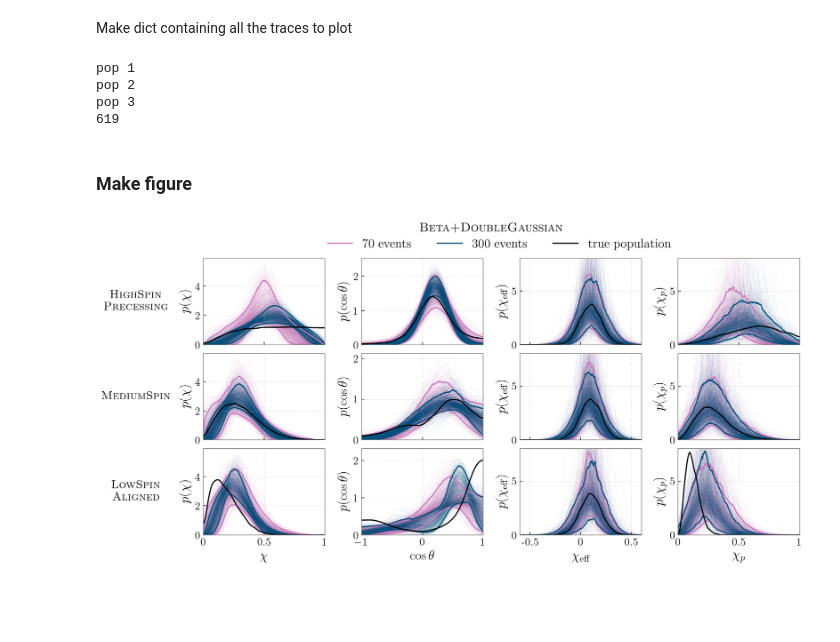
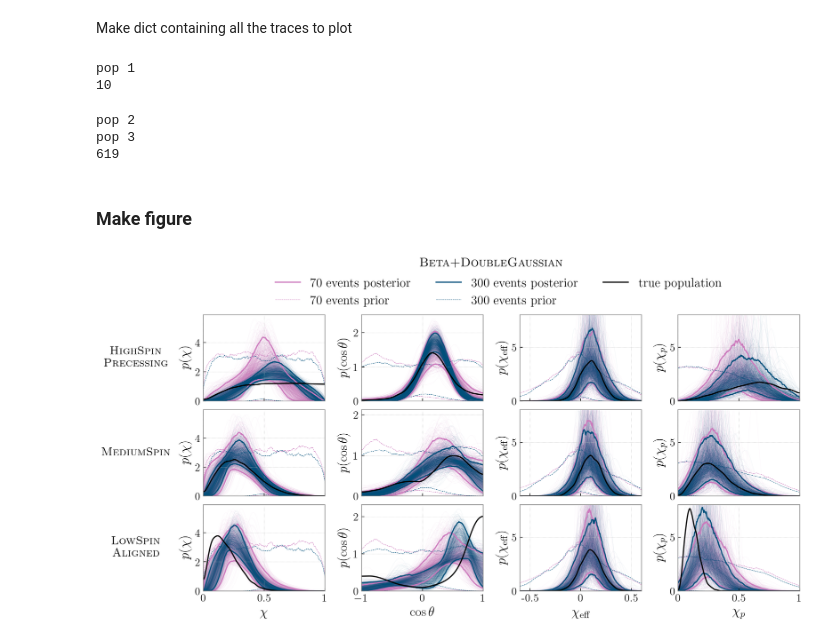
Before and after one commit to simonajmiller/measuring-bbh-component-spin, a Jupyter notebook: Figures/make_figure_02.ipynb, the cells around one changed output. Cells and saved outputs as stored; diff of their text form; code cells hidden in the pictures; blank space fills up the shorter version.

Commit message:
update Figures

```diff
--- a/Figures/make_figure_02.ipynb
+++ b/Figures/make_figure_02.ipynb
@@ -86,6 +86,17 @@ for pop in pops:
 2 300
 3 70
 3 300
+# %%
+# Load the prior
+data_dict['prior'] = {}
+for nevent in nevents:
+
+    name = f"102623_betaPlusDoubleGaussian_prior_{nevent}events"
+
+    with open(f'../Data/PopulationInferenceOutput/betaPlusDoubleGaussian/{name}.json', 'r') as f:
+        data = json.load(f)
+
+    data_dict['prior'][nevent+' events'] = data
 # %% [markdown]
 Make dict containing all the traces to plot
 # %%
@@ -154,6 +165,7 @@ for pop in pops:
     traces_dict[pop_key] = traces_pop
 # %% [output]
 pop 1
-pop 2
-pop 3
-619
+10
+pop 2
+pop 3
+619
@@ -185,31 +244,42 @@ for i,pop_key in enumerate(kde_dict):
     for nevent in nevents:
         nevent_key = nevent+' events'
 
+        c = nevents_colors_dict[nevent_key]
+
         ## Plot traces from hyperposteriors + 5% and 95% credible bounds
 
         # spin magnitude
         p_chi = traces_dict[pop_key][nevent_key]['p_chi']
-        axes[i][0].plot(chi_grid, p_chi.T,color=nevents_colors_dict[nevent_key], lw=0.15, alpha=0.15, zorder=1)
-        axes[i][0].plot(chi_grid, np.quantile(p_chi,0.05,axis=0), color=nevents_colors_dict[nevent_key], label=nevent_key)
-        axes[i][0].plot(chi_grid, np.quantile(p_chi,0.95,axis=0), color=nevents_colors_dict[nevent_key])
+        axes[i][0].plot(chi_grid, p_chi.T,color=c, lw=0.15, alpha=0.15, zorder=1)
+        axes[i][0].plot(chi_grid, np.quantile(p_chi,0.05,axis=0), color=c, label=nevent_key+' posterior')
+        axes[i][0].plot(chi_grid, np.quantile(p_chi,0.95,axis=0), color=c)
 
         # tilt angle
         p_cost = traces_dict[pop_key][nevent_key]['p_cost']
-        axes[i][1].plot(cost_grid, p_cost.T,color=nevents_colors_dict[nevent_key], lw=0.15, alpha=0.15, zorder=1)
-        axes[i][1].plot(cost_grid, np.quantile(p_cost,0.05,axis=0), color=nevents_colors_dict[nevent_key])
-        axes[i][1].plot(cost_grid, np.quantile(p_cost,0.95,axis=0), color=nevents_colors_dict[nevent_key])
+        axes[i][1].plot(cost_grid, p_cost.T,color=c, lw=0.15, alpha=0.15, zorder=1)
+        axes[i][1].plot(cost_grid, np.quantile(p_cost,0.05,axis=0), color=c)
+        axes[i][1].plot(cost_grid, np.quantile(p_cost,0.95,axis=0), color=c)
 
         # chi effective
         p_chieff = traces_dict[pop_key][nevent_key]['p_chieff']
-        axes[i][2].plot(chieff_grid, p_chieff.T,color=nevents_colors_dict[nevent_key], lw=0.15, alpha=0.15, zorder=1)
-        axes[i][2].plot(chieff_grid, np.quantile(p_chieff,0.05,axis=0), color=nevents_colors_dict[nevent_key])
-        axes[i][2].plot(chieff_grid, np.quantile(p_chieff,0.95,axis=0), color=nevents_colors_dict[nevent_key])
+        axes[i][2].plot(chieff_grid, p_chieff.T,color=c, lw=0.15, alpha=0.15, zorder=1)
+        axes[i][2].plot(chieff_grid, np.quantile(p_chieff,0.05,axis=0), color=c)
+        axes[i][2].plot(chieff_grid, np.quantile(p_chieff,0.95,axis=0), color=c)
 
         # chi p
         p_chip = traces_dict[pop_key][nevent_key]['p_chip']
-        axes[i][3].plot(chip_grid, p_chip.T,color=nevents_colors_dict[nevent_key], lw=0.15, alpha=0.15, zorder=1)
-        axes[i][3].plot(chip_grid, np.quantile(p_chip,0.05,axis=0), color=nevents_colors_dict[nevent_key])
-        axes[i][3].plot(chip_grid, np.quantile(p_chip,0.95,axis=0), color=nevents_colors_dict[nevent_key])
+        axes[i][3].plot(chip_grid, p_chip.T,color=c, lw=0.15, alpha=0.15, zorder=1)
+        axes[i][3].plot(chip_grid, np.quantile(p_chip,0.05,axis=0), color=c)
+        axes[i][3].plot(chip_grid, np.quantile(p_chip,0.95,axis=0), color=c)
+
+
+        ## Plot priors
+        prior_kws = dict(color=c, lw=0.5, ls='--', zorder=1)
+        axes[i][0].plot(chi_grid, prior_90CI[nevent_key]['chi'][0], **prior_kws, label=nevent_key+' prior')
+        axes[i][0].plot(chi_grid, prior_90CI[nevent_key]['chi'][1], **prior_kws)
+        axes[i][1].plot(cost_grid, prior_90CI[nevent_key]['cost'].T, **prior_kws)
+        axes[i][2].plot(chieff_grid, prior_90CI[nevent_key]['chieff'].T, **prior_kws)
+        axes[i][3].plot(chieff_grid, prior_90CI[nevent_key]['chip'].T, **prior_kws)
 
 
     ## Plot injected dists
@@ -232,6 +302,8 @@ for i,pop_key in enumerate(kde_dict):
     axes[i][3].plot(chip_grid, kde_dict[pop_key]['chip'], color='k')
     axes[i][3].set_xlim(0,1)
     axes[i][3].set_ylim(0,11)
+
+
 
     # y-axis labels
     axes[i][0].set_ylabel(r'$p(\chi)$', **label_kws)
@@ -260,33 +332,33 @@ for a in axes.T[1]:
     a.set_ylim(0, )
 for a in axes.T[2]:
     a.set_ylim(0,8)
 for a in axes.T[3]:
     a.set_ylim(0,8)
 
 # Add legend
-axes[0][0].legend(bbox_to_anchor=(0.98, 1.04, 1., .102), loc='lower left',ncol=3, borderaxespad=0., fontsize=16)
+axes[0][0].legend(bbox_to_anchor=(0.55, 1.04, 1., .102), loc='lower left',ncol=3, borderaxespad=0., fontsize=16)
 for ax in axes:
     for a in ax:
         a.grid(ls=':', color='silver', lw=0.5)
 
 plt.subplots_adjust(hspace=0.1, wspace=0.3)
 
-plt.suptitle(r'$\mathrm{\textsc{Beta+DoubleGaussian}}$', fontsize=16, y=0.98)
+plt.suptitle(r'$\mathrm{\textsc{Beta+DoubleGaussian}}$', fontsize=16, y=1.04)
 
 for ax in axes:
     for a in ax:
         a.spines['bottom'].set_color('gray')
         a.spines['top'].set_color('gray')
         a.spines['right'].set_color('gray')
         a.spines['left'].set_color('gray')
 
 
 axes[2][0].set_xticklabels([int(0), 0.5, int(1)])
 axes[2][2].set_xticks([-0.5, int(0), 0.5])
 axes[2][2].set_xticklabels([-0.5, int(0), 0.5])
 axes[2][3].set_xticklabels([int(0), 0.5, int(1)])
 
 plt.savefig('figure_02.pdf',bbox_inches='tight')
 plt.show()
 # %% [output]
-[figure, old version]
+[figure, new version]
```
Also changed, not shown: parts of 2 cells of this notebook, 9 other files.
